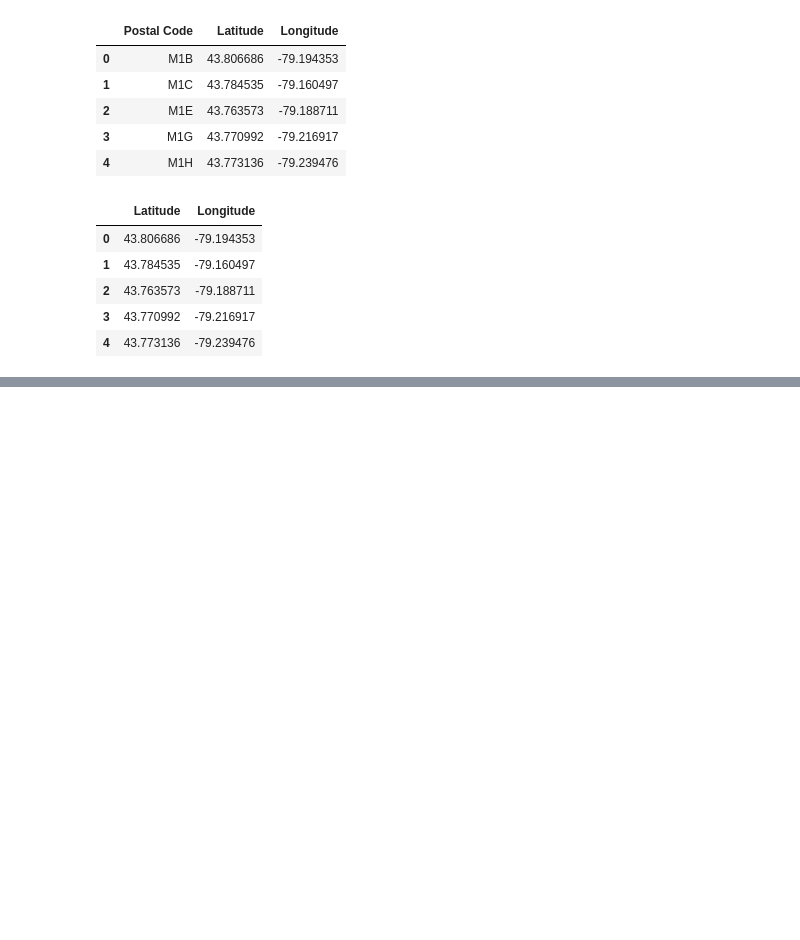
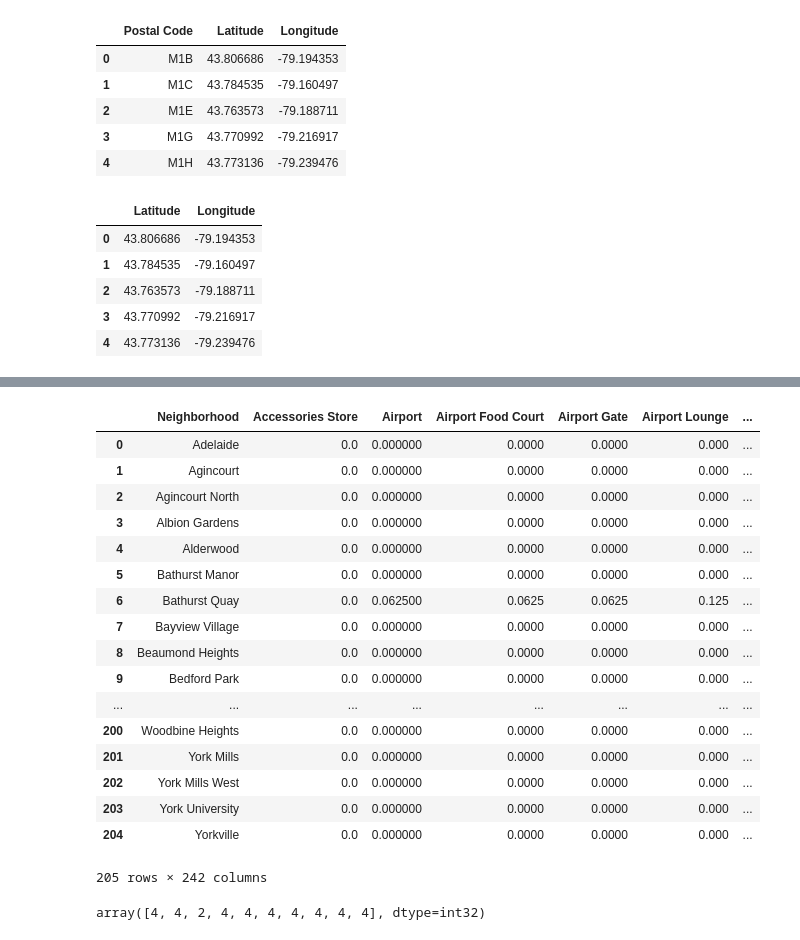
Before and after one commit to Vasukhanna007/Coursera-capstone-project, a Jupyter notebook: capstone_script.ipynb, the cells around one changed output, grey strips where cells are left out. Saved outputs shown, nothing was run; the diff lists cells and outputs as text; code cells hidden in the pictures; blank space fills up the shorter version.

```diff
--- a/capstone_script.ipynb
+++ b/capstone_script.ipynb
@@ -148,0 +107,10 @@ venues_map
+# %%
+LIMIT=100
+radius=500
+CLIENT_ID = 'PVAM3HTW1ZF42X3LFABRZJCTHKHB5CISCRBKFJOPKHLPFXWJ' # your Foursquare ID
+CLIENT_SECRET = 'KMOZIKQFGLIE4UOGXPL5SDDPFZ5ZMTNIJATVNBZKWA0BEZGB' # your Foursquare Secret
+VERSION = '20180604'
+LIMIT = 30
+print('Your credentails:')
+print('CLIENT_ID: ' + CLIENT_ID)
+print('CLIENT_SECRET:' + CLIENT_SECRET)
@@ -148,0 +161,5 @@ venues_map
+# %%
+toronto_venues = getNearbyVenues(names_list=df['Neighbourhood'],
+                                   latitudes=df['Latitude'],
+                                   longitudes=df['Longitude']
+                                  )
@@ -148,0 +215,15 @@ venues_map
+# %%
+# one hot encoding
+toronto_onehot = pd.get_dummies(toronto_venues[['Venue Category']], prefix="", prefix_sep="")
+
+# add neighborhood column back to dataframe
+toronto_onehot['Neighborhood'] = toronto_venues['Neighborhood']
+mylt=list(toronto_onehot.columns)
+#print(mylt)
+mylt.remove('Neighborhood')
+#print(mylt)
+
+new_col=['Neighborhood']
+new_col.extend(mylt)
+#print(new_col)
+toronto_onehot=toronto_onehot[new_col]
@@ -148,0 +245,22 @@ venues_map
+# %%
+toronto_grouped = toronto_onehot.groupby('Neighborhood').mean().reset_index()
+toronto_grouped
+# %% [output]
+|  | Neighborhood | Accessories Store | Airport | Airport Food Court | Airport Gate | Airport Lounge | ... |
+| 0 | Adelaide | 0.0 | 0.000000 | 0.0000 | 0.0000 | 0.000 | ... |
+| 1 | Agincourt | 0.0 | 0.000000 | 0.0000 | 0.0000 | 0.000 | ... |
+| 2 | Agincourt North | 0.0 | 0.000000 | 0.0000 | 0.0000 | 0.000 | ... |
+| 3 | Albion Gardens | 0.0 | 0.000000 | 0.0000 | 0.0000 | 0.000 | ... |
+| 4 | Alderwood | 0.0 | 0.000000 | 0.0000 | 0.0000 | 0.000 | ... |
+| 5 | Bathurst Manor | 0.0 | 0.000000 | 0.0000 | 0.0000 | 0.000 | ... |
+| 6 | Bathurst Quay | 0.0 | 0.062500 | 0.0625 | 0.0625 | 0.125 | ... |
+| 7 | Bayview Village | 0.0 | 0.000000 | 0.0000 | 0.0000 | 0.000 | ... |
+| 8 | Beaumond Heights | 0.0 | 0.000000 | 0.0000 | 0.0000 | 0.000 | ... |
+| 9 | Bedford Park | 0.0 | 0.000000 | 0.0000 | 0.0000 | 0.000 | ... |
+| ... | ... | ... | ... | ... | ... | ... | ... |
+| 200 | Woodbine Heights | 0.0 | 0.000000 | 0.0000 | 0.0000 | 0.000 | ... |
+| 201 | York Mills | 0.0 | 0.000000 | 0.0000 | 0.0000 | 0.000 | ... |
+| 202 | York Mills West | 0.0 | 0.000000 | 0.0000 | 0.0000 | 0.000 | ... |
+| 203 | York University | 0.0 | 0.000000 | 0.0000 | 0.0000 | 0.000 | ... |
+| 204 | Yorkville | 0.0 | 0.000000 | 0.0000 | 0.0000 | 0.000 | ... |
+205 rows × 242 columns
@@ -148,0 +269,12 @@ venues_map
+# %%
+kclusters = 5
+
+toronto_grouped_clustering = toronto_grouped.drop('Neighborhood',1)
+
+# run k-means clustering
+kmeans = KMeans(n_clusters=kclusters, random_state=0).fit(toronto_grouped_clustering)
+
+# check cluster labels generated for each row in the dataframe
+kmeans.labels_[0:10]
+# %% [output]
+array([4, 4, 2, 4, 4, 4, 4, 4, 4, 4], dtype=int32)
```
Also changed, not shown: parts of 19 cells of this notebook.
